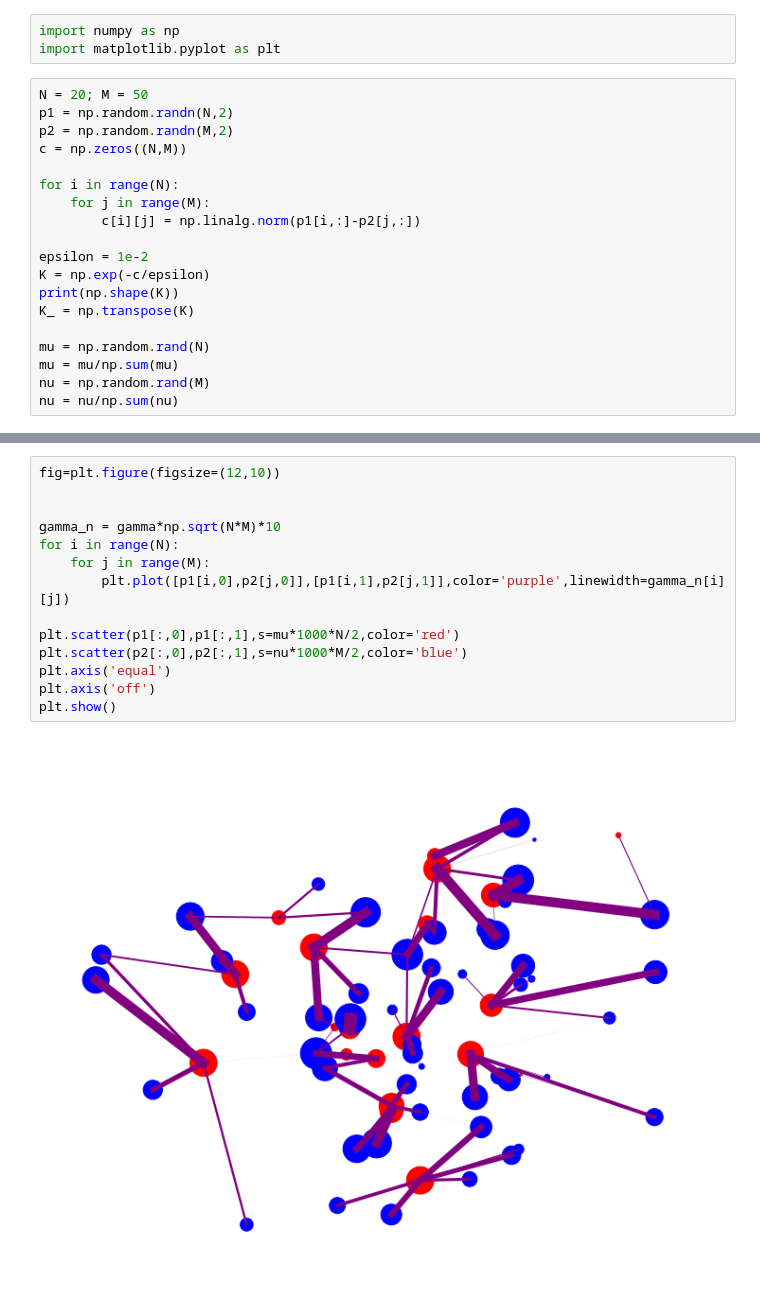
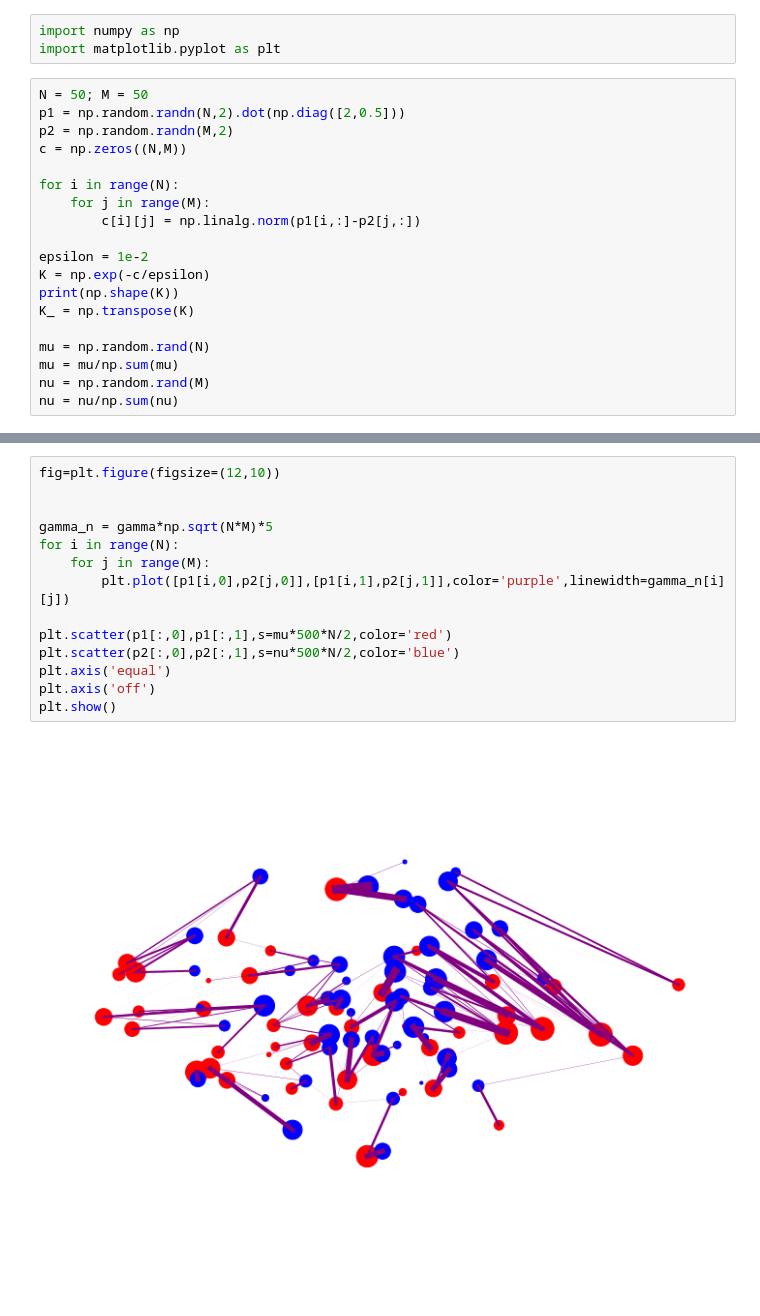
Before and after one commit to athibaul/otml17-overrelaxation, a Jupyter notebook: Untitled.ipynb, the cells around one changed output, grey strips where cells are left out. Drawn from its saved outputs; the diff is of its cells as text.

```diff
--- a/Untitled.ipynb
+++ b/Untitled.ipynb
@@ -2,8 +2,8 @@
 import numpy as np
 import matplotlib.pyplot as plt
 # %%
-N = 20; M = 50
-p1 = np.random.randn(N,2)
+N = 50; M = 50
+p1 = np.random.randn(N,2).dot(np.diag([2,0.5]))
 p2 = np.random.randn(M,2)
 c = np.zeros((N,M))
 
@@ -52,16 +48,16 @@ print(gamma)
 # %%
 fig=plt.figure(figsize=(12,10))
 
 
-gamma_n = gamma*np.sqrt(N*M)*10
+gamma_n = gamma*np.sqrt(N*M)*5
 for i in range(N):
     for j in range(M):
         plt.plot([p1[i,0],p2[j,0]],[p1[i,1],p2[j,1]],color='purple',linewidth=gamma_n[i][j])
 
-plt.scatter(p1[:,0],p1[:,1],s=mu*1000*N/2,color='red')
-plt.scatter(p2[:,0],p2[:,1],s=nu*1000*M/2,color='blue')
+plt.scatter(p1[:,0],p1[:,1],s=mu*500*N/2,color='red')
+plt.scatter(p2[:,0],p2[:,1],s=nu*500*N/2,color='blue')
 plt.axis('equal')
 plt.axis('off')
 plt.show()
 # %% [output]
-[figure, old version]
+[figure, new version]
```
Also changed, not shown: parts of 5 cells of this notebook, 5 other files.
